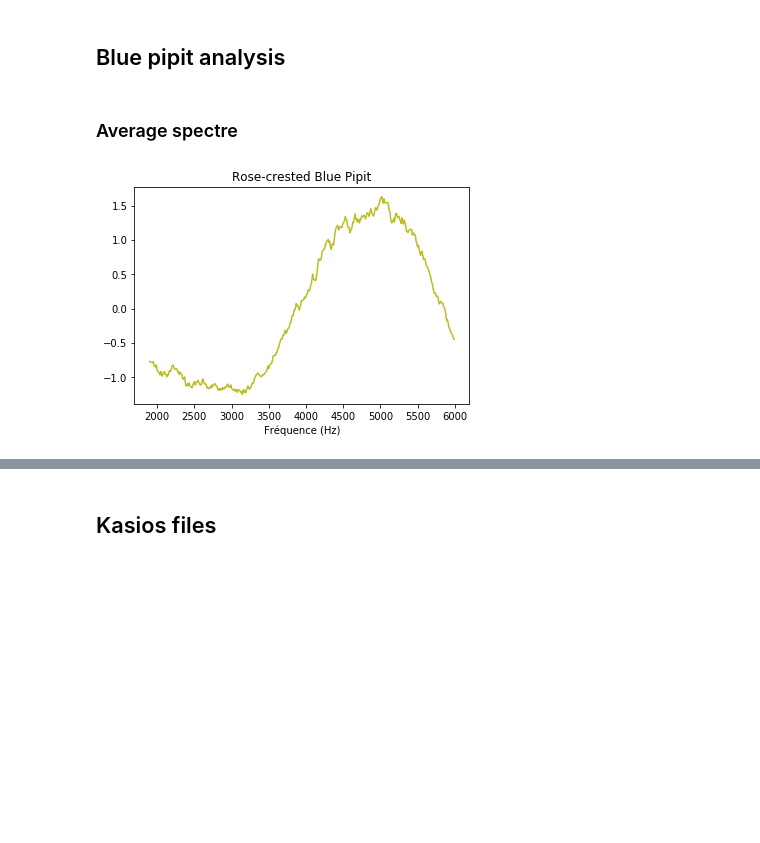
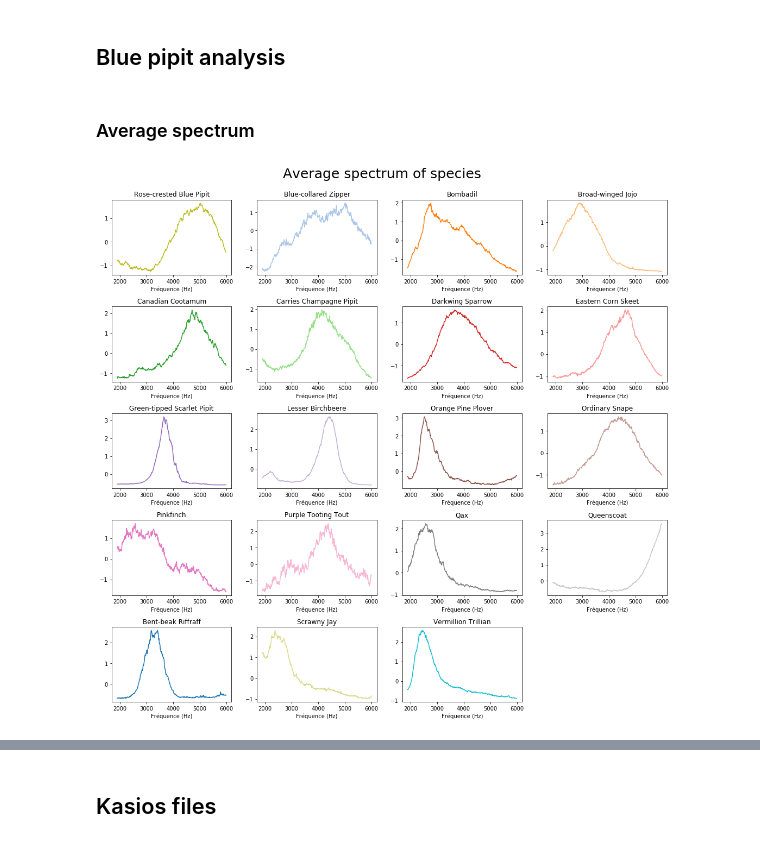
Before and after one commit to guillaumefrd/vast-challenge-2018-mc1, a Jupyter notebook: 4_spectral_analysis.ipynb, the cells around one changed output, grey strips where cells are left out. Saved outputs shown, nothing was run; the diff lists cells and outputs as text; code cells hidden in the pictures; blank space fills up the shorter version.

```diff
--- a/4_spectral_analysis.ipynb
+++ b/4_spectral_analysis.ipynb
@@ -119,9 +119,15 @@ array(['Rose-crested Blue Pipit', 'Blue-collared Zipper', 'Bombadil',
 # %% [markdown]
 ## Blue pipit analysis
 # %% [markdown]
-### Average spectre
+### Average spectrum
-# %%
-plot_species('Rose-crested Blue Pipit', X, df_all)
-# %% [output]
-[figure, removed]
+# %%
+species = df_all.English_name.unique()
+plt.figure(figsize=(15,15))
+plt.suptitle('Average spectrum of species', fontsize=25)
+for i, specie in enumerate(species):
+    plt.subplot(5,4,i+1)
+    plot_species(specie, X, df_all)
+plt.tight_layout(rect=[0, 0.03, 1, 0.95])
+# %% [output]
+[figure, added]
 # %% [markdown]
```
Also changed, not shown: parts of 11 cells of this notebook, 10 other files.
